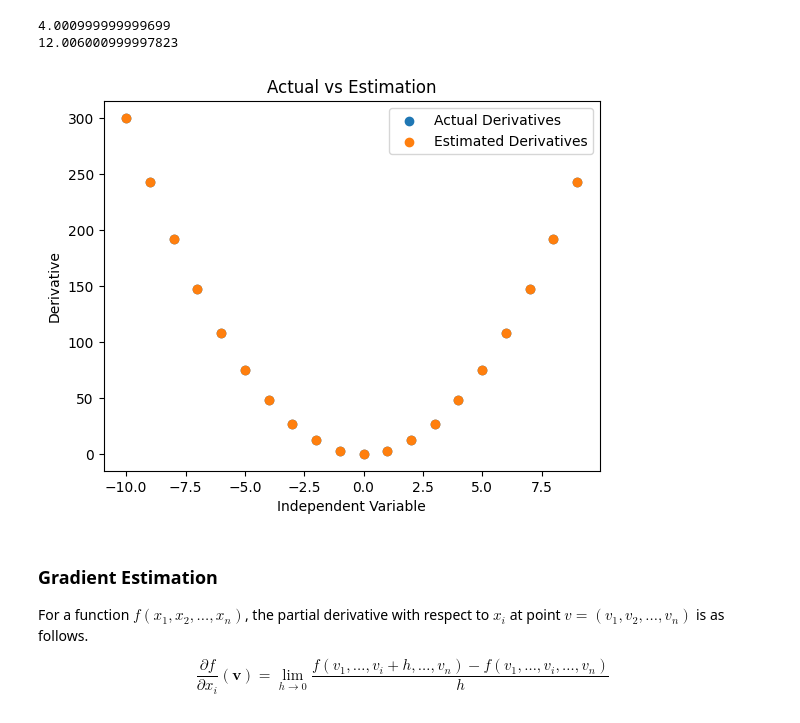
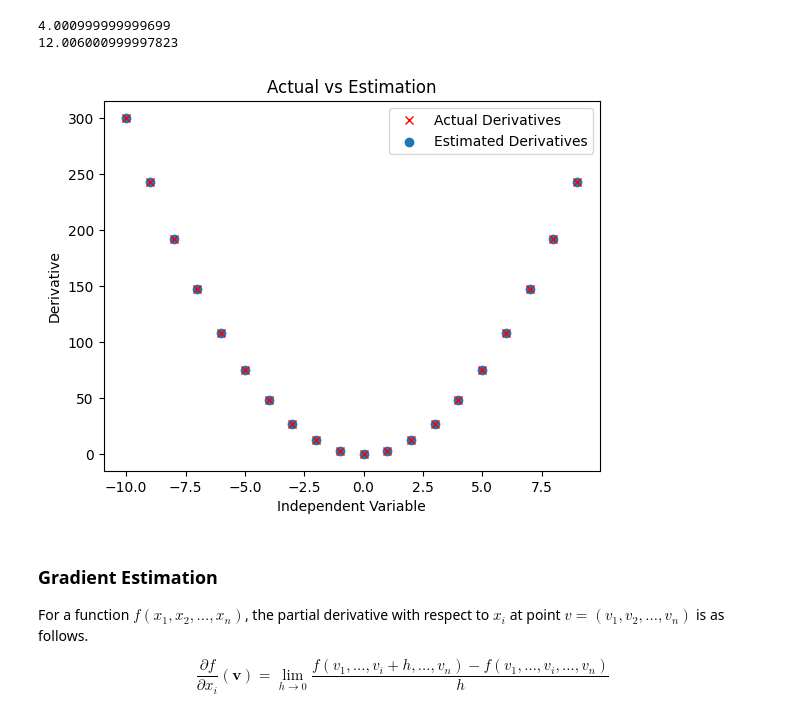
Before and after one commit to AmirhosseinMuhammadi/machine-learning-course, a Jupyter notebook: notebooks/chapter_03_linearity.ipynb, the cells around one changed output. Saved outputs shown, nothing was run; the diff lists cells and outputs as text; code cells hidden in the pictures.

```diff
--- a/notebooks/chapter_03_linearity.ipynb
+++ b/notebooks/chapter_03_linearity.ipynb
@@ -534,23 +534,23 @@ print(estimate_derivative(cubic, 2, 0.001))
 # %%
 import matplotlib.pyplot as plt
 
 x = range(-10, 10)
 
 actual_derivatives = lambda x: 3 * x ** 2
 actual_derivatives = list(map(actual_derivatives, x))
 
 estimated_derivatives = lambda x: estimate_derivative(cubic, x, 0.001)
 estimated_derivatives = list(map(estimated_derivatives, x))
 
-plt.scatter(x, actual_derivatives, label = "Actual Derivatives")
+plt.plot(x, actual_derivatives, "rx", label = "Actual Derivatives")
 plt.scatter(x, estimated_derivatives, label = "Estimated Derivatives")
 plt.xlabel("Independent Variable")
 plt.ylabel("Derivative")
 plt.title("Actual vs Estimation")
 plt.legend()
 plt.show()
 # %% [output]
-[figure, old version]
+[figure, new version]
 # %% [markdown]
 ### Gradient Estimation
 
```
